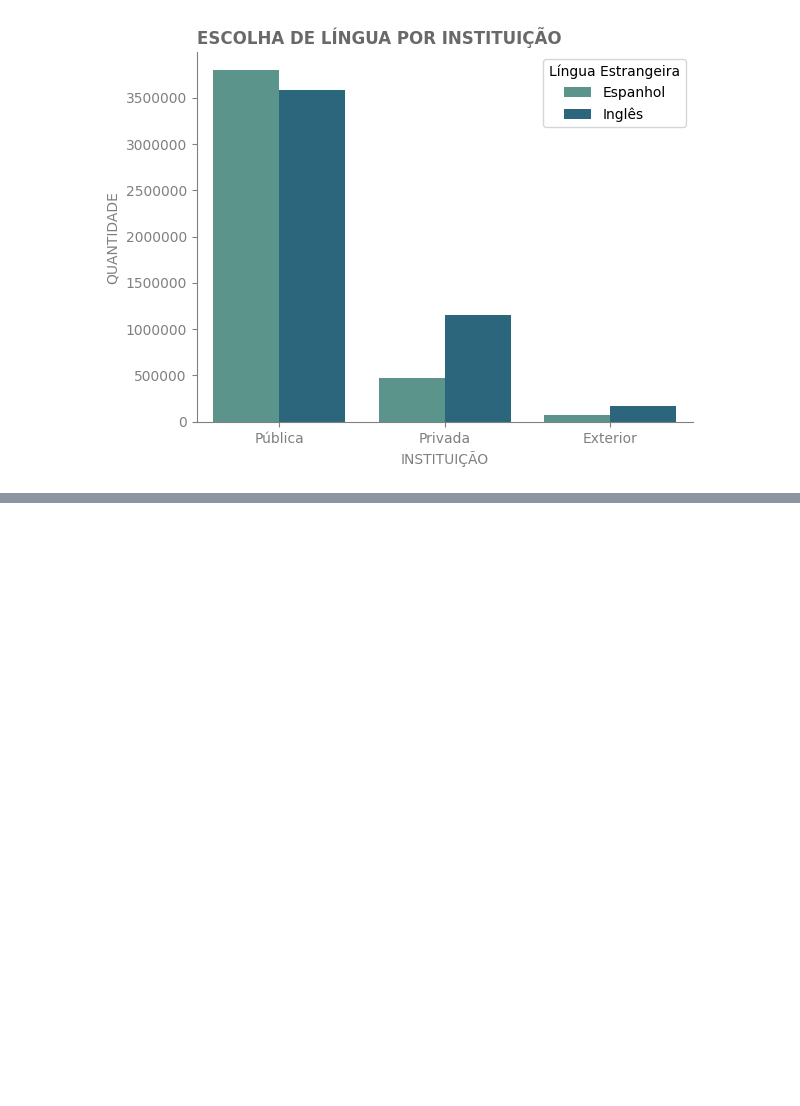
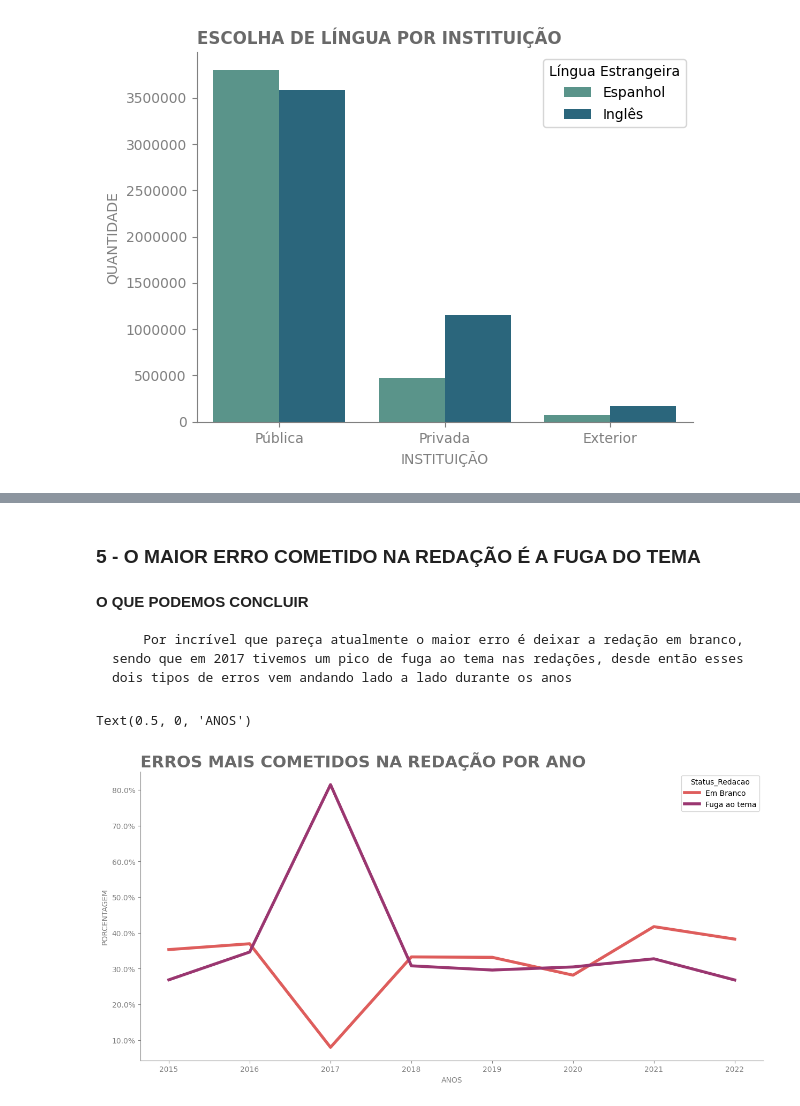
Before and after one commit to LiamFer/ENEM-Analysis, a Jupyter notebook: main_analysis.ipynb, the cells around one changed output, grey strips where cells are left out. Saved outputs shown, nothing was run; the diff lists cells and outputs as text; code cells hidden in the pictures; blank space fills up the shorter version.

```diff
--- a/main_analysis.ipynb
+++ b/main_analysis.ipynb
@@ -762,0 +669,42 @@ plt.savefig('graphs/knowledgeAVG_grades_evolution.png', transparent=True, dpi=60
+# %% [markdown]
+### **5 -** O MAIOR ERRO COMETIDO NA REDAÇÃO É A FUGA DO TEMA
+# %% [markdown]
+**O QUE PODEMOS CONCLUIR**
+
+        Por incrível que pareça atualmente o maior erro é deixar a redação em branco, sendo que em 2017 tivemos um pico de fuga ao tema nas redações, desde então esses dois tipos de erros vem andando lado a lado durante os anos
+# %%
+# Agrupando as informações por ano
+errors_commited = pd.DataFrame(enem.loc[enem['Status_Redacao']!=1].groupby("Ano")['Status_Redacao'].value_counts(normalize=True)).reset_index()
+
+# Relacionando os valores com o dicionário de Situação criado anteriormente
+errors_commited['Status_Redacao'] = errors_commited['Status_Redacao'].map(relations['situacao_redacao'])
+
+# Multiplicando as porcentagens
+errors_commited['proportion'] = errors_commited['proportion'].apply(lambda x: x*100)
+
+# Pegando quais os Erros que mais apareciam para criar uma mask e filtrar
+common_erros = errors_commited.pivot_table('proportion', ['Ano'], 'Status_Redacao').reset_index().set_index("Ano").idxmax('columns').unique()
+
+# Filtrando usando a mask
+errors_commited = errors_commited[errors_commited['Status_Redacao'].isin(common_erros)]
+
+# Configurando o tamanho do plot
+plt.figure(figsize=(15,7))
+
+# --------------------- Plotando o gráfico -------------------------
+line = sns.lineplot(data=errors_commited,x="Ano",y='proportion',hue='Status_Redacao',palette='flare',linewidth=4)
+line.set_title("ERROS MAIS COMETIDOS NA REDAÇÃO POR ANO", color='dimgrey',loc='left',fontweight='bold',fontsize=22)
+
+# Removendo as bordas do gráfico e configurando
+line.yaxis.set_major_formatter(StrMethodFormatter('{x}%'))
+line.spines['top'].set_visible(False)
+line.spines['right'].set_visible(False)
+line.spines['bottom'].set_color("gray")
+line.spines['left'].set_color("gray")
+line.tick_params(axis='x', colors='gray')
+line.tick_params(axis='y', colors='gray')
+line.set_ylabel('PORCENTAGEM',color='gray')
+line.set_xlabel('ANOS',color='gray')
+# %% [output]
+Text(0.5, 0, 'ANOS')
+[figure, added]
```
Also changed, not shown: parts of 63 cells of this notebook, 6 other files.
